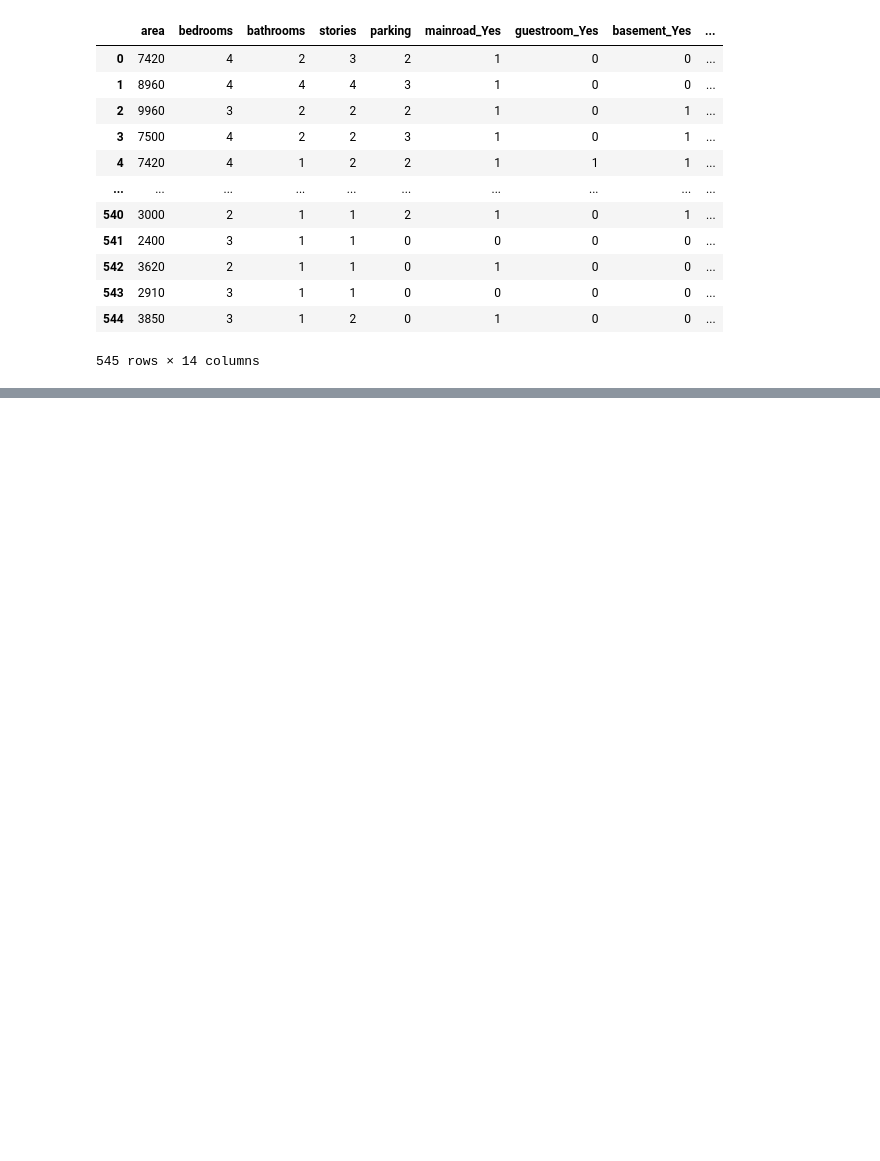
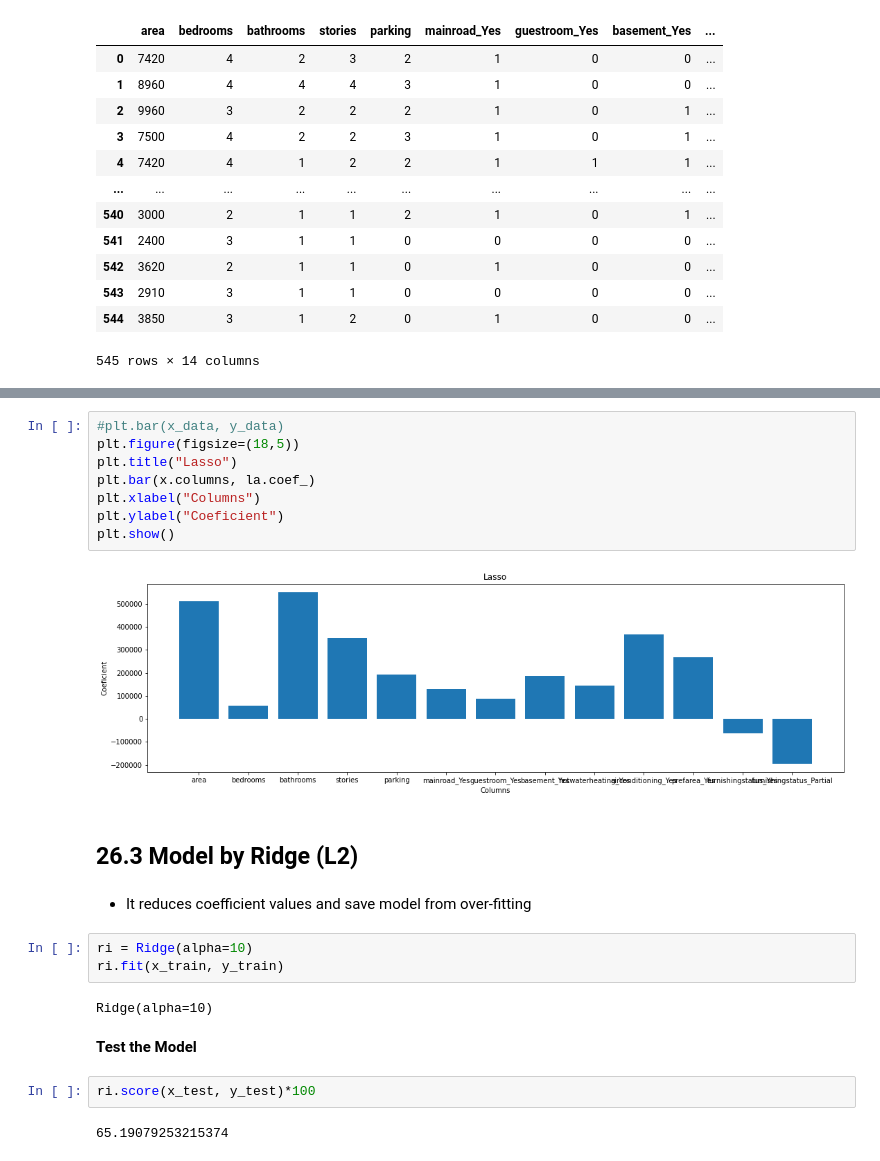
Before and after one commit to rashid-bioinfo/DS-27Hrs-Course, a Jupyter notebook: 26. Regularization Technique (Practical).ipynb, the cells around one changed output, grey strips where cells are left out. Saved outputs shown, nothing was run; the diff lists cells and outputs as text; blank space fills up the shorter version.

```diff
--- a/26. Regularization Technique (Practical).ipynb
+++ b/26. Regularization Technique (Practical).ipynb
@@ -198,0 +349,25 @@ dataset
+# %%
+#plt.bar(x_data, y_data)
+plt.figure(figsize=(18,5))
+plt.title("Lasso")
+plt.bar(x.columns, la.coef_)
+plt.xlabel("Columns")
+plt.ylabel("Coeficient")
+plt.show()
+# %% [output]
+[figure, added]
+# %% [markdown]
+## 26.3 Model by Ridge (L2)
+# %% [markdown]
+- It reduces coefficient values and save model from over-fitting
+# %%
+ri = Ridge(alpha=10)
+ri.fit(x_train, y_train)
+# %% [output]
+Ridge(alpha=10)
+# %% [markdown]
+**Test the Model**
+# %%
+ri.score(x_test, y_test)*100
+# %% [output]
+65.19079253215374
```
Also changed, not shown: parts of 36 cells of this notebook, 4 other files.
